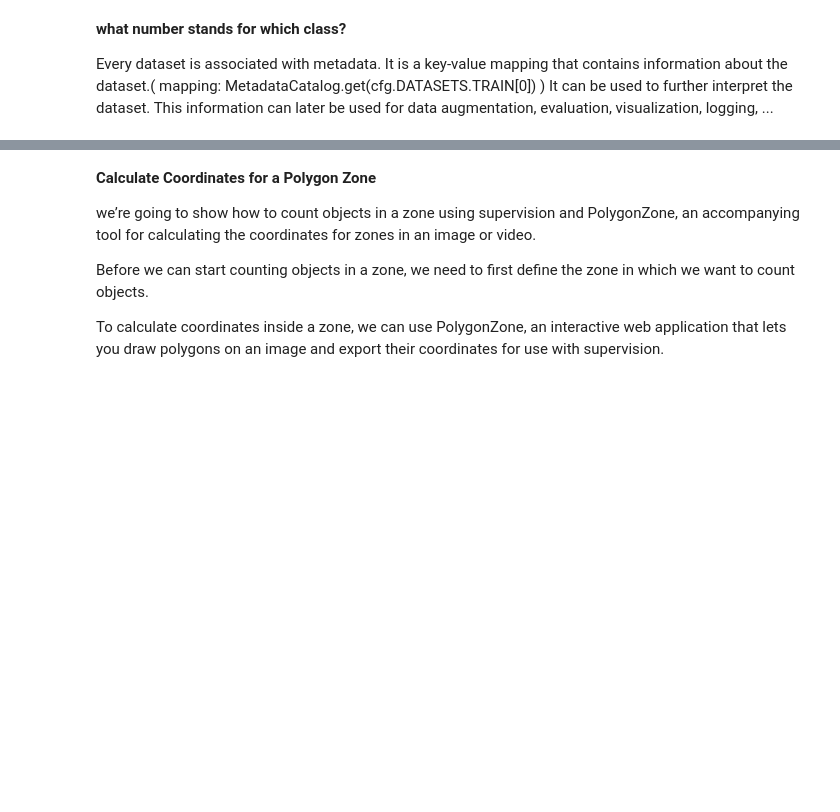
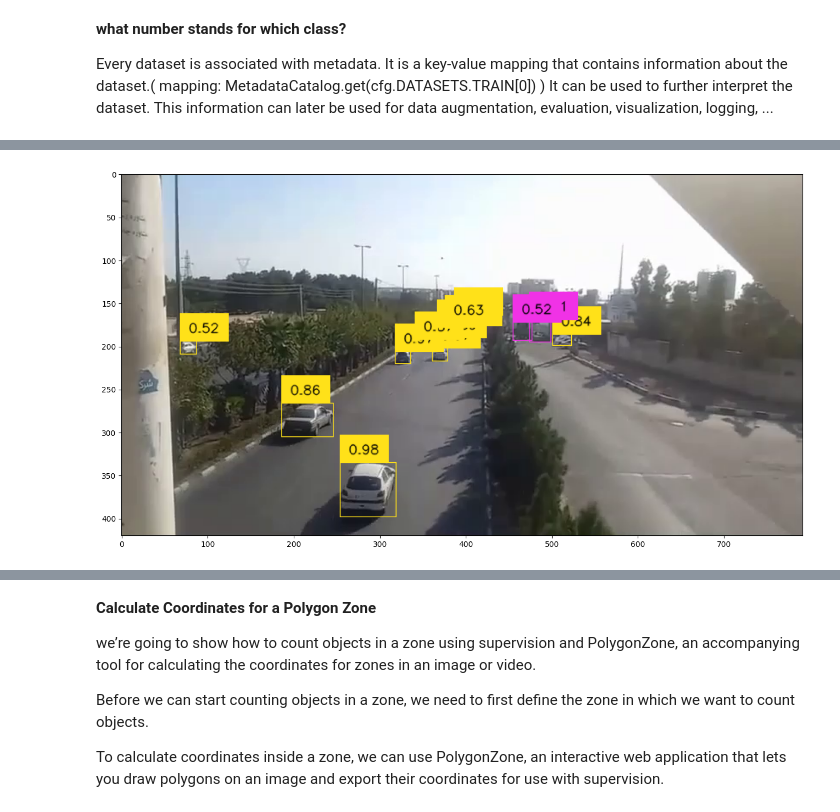
Before and after one commit to Mahmoudi1993/Detectron2_Watcher, a Jupyter notebook: Project_Real_Time_People_Counting_Using_Detectron2.ipynb, the cells around one changed output, grey strips where cells are left out. Saved outputs shown, nothing was run; the diff lists cells and outputs as text; code cells hidden in the pictures; blank space fills up the shorter version.

```diff
--- a/Project_Real_Time_People_Counting_Using_Detectron2.ipynb
+++ b/Project_Real_Time_People_Counting_Using_Detectron2.ipynb
@@ -81,26 +139,31 @@ df
+# %%
+#ESCALATOR_VIDEO_PATH = "  "
+INPUT_VIDEO_PATH = "/content/Detectron2_Watcher/example/Car_test_1.mp4"
 # %%
 # Without_classes_id_person
 
 # extract video frame
-generator = sv.get_video_frames_generator(SUBWAY_VIDEO_PATH)
+generator = sv.get_video_frames_generator(INPUT_VIDEO_PATH)
 iterator = iter(generator)
 frame = next(iterator)
 
 
 # detect
 outputs = predictor(frame)
 detections = sv.Detections(
     xyxy=outputs["instances"].pred_boxes.tensor.cpu().numpy(),
     confidence=outputs["instances"].scores.cpu().numpy(),
     class_id=outputs["instances"].pred_classes.cpu().numpy().astype(int)
 )
 
 # annotate
-box_annotator = sv.BoxAnnotator(thickness=4, text_thickness=4, text_scale=2)
+box_annotator = sv.BoxAnnotator(thickness=1, text_thickness=1, text_scale=0.5)
 frame = box_annotator.annotate(scene=frame, detections=detections)
 
 %matplotlib inline
 sv.show_frame_in_notebook(frame, (16, 16))
+# %% [output]
+[figure, added]
 # %%
 # With_classes_id_person
 
```
Also changed, not shown: parts of 12 cells of this notebook.
